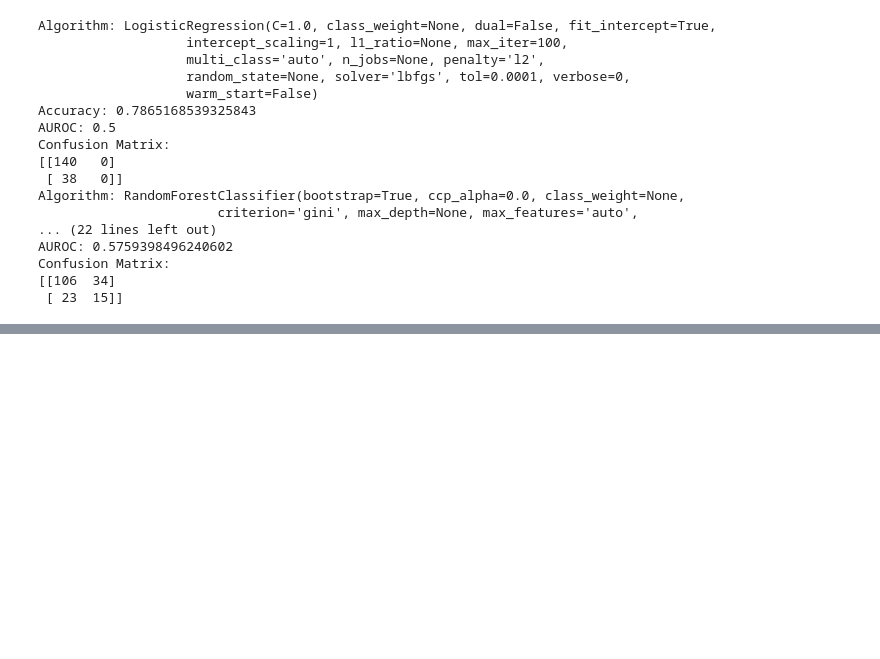
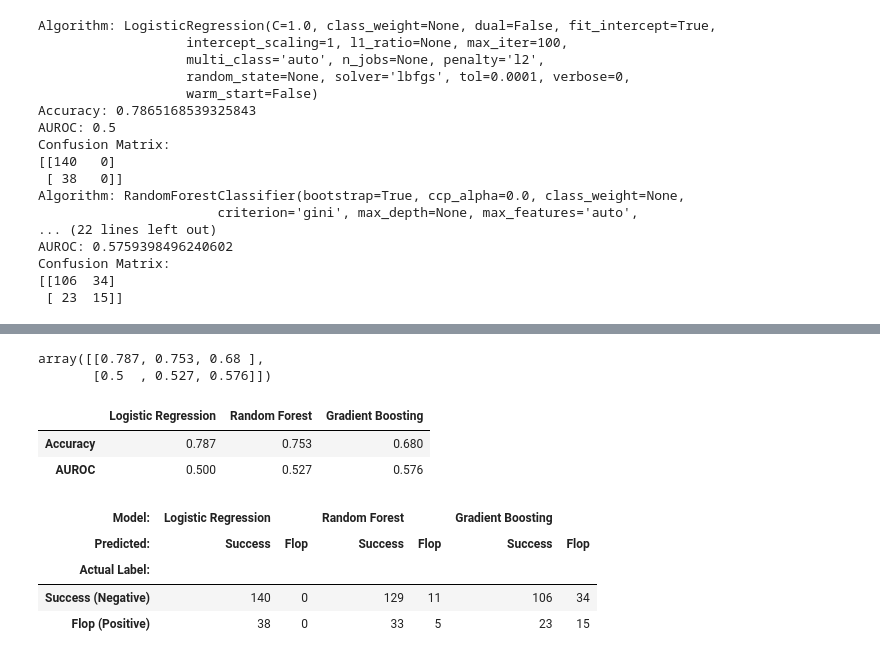
Before and after one commit to SanchitNardekar/TMDbAnalysis, a Jupyter notebook: TMDb Dataset Analysis.ipynb, the cells around one changed output, grey strips where cells are left out. Cells and saved outputs as stored; diff of their text form; code cells hidden in the pictures; blank space fills up the shorter version.

Commit message:
Update TMDb Dataset Analysis.ipynb
add confusion matrices formatted dataframe

```diff
--- a/TMDb Dataset Analysis.ipynb
+++ b/TMDb Dataset Analysis.ipynb
@@ -679,8 +679,22 @@ reg_df.dropna(inplace=True)
 # %%
 def fit_model(df, algorithm):
+    """
+    Fit a classification model handling the minority class with the boostrap method.
+
+    Arguments:
+        df = DataFrame, prepared dataframe with Y = isFlop
+        algorithm = initialised sklearn algorithm
+
+    Returns:
+        acc = float, accuracy of fitted model
+        auroc = float, Area Under ROC curve of fitted model
+        con_mat = 2x2 np.array, Confusion Matrix of fitted model
+
+    """
     X = df.drop("isFlop", axis=1)
     Y = df.isFlop
 
+    # Split into train and test. Use random seed to ensure models can be reproduced.
     x_train, x_test, y_train, y_test = train_test_split(X, Y, test_size=0.2, shuffle=True, stratify=Y, random_state=42)
 
     train_set = pd.concat([x_train, y_train], axis=1)
@@ -706,8 +720,15 @@ def fit_model(df, algorithm):
 #     print(f"AUROC Score: {roc_auc_score(y_test, y_pred)}")
     return accuracy_score(y_test, y_pred), roc_auc_score(y_test, y_pred), confusion_matrix(y_test, y_pred)
 # %%
+accs = []
+aurocs = []
+con_mats = []
+
 for algorithm in [LogisticRegression(), RandomForestClassifier(), GradientBoostingClassifier()]:
     acc, auroc, con_mat = fit_model(reg_df, algorithm)
+    accs.append(round(acc, 3))
+    aurocs.append(round(auroc, 3))
+    con_mats.append(con_mat)
     print(f"Algorithm: {algorithm} \nAccuracy: {acc} \nAUROC: {auroc} \nConfusion Matrix: \n{con_mat}")
 # %% [output]
 Algorithm: LogisticRegression(C=1.0, class_weight=None, dual=False, fit_intercept=True,
@@ -729,0 +760,55 @@ Confusion Matrix:
+# %%
+np.vstack((accs, aurocs))
+# %% [output]
+array([[0.787, 0.753, 0.68 ],
+       [0.5  , 0.527, 0.576]])
+# %%
+s = model_stats_df.style.format('{:.3f}')
+cell_hover = {  # for row hover use <tr> instead of <td>
+    'selector': 'td:hover',
+    'props': [('background-color', '#ffffb3')]
+}
+index_names = {
+    'selector': '.index_name',
+    'props': 'font-style: italic; color: darkgrey; font-weight:normal;'
+}
+headers = {
+    'selector': '.column_name',
+    'props': 'background-color: #000066; color: white;'
+}
+s = s.set_table_styles([{'selector': 'th', 'props': [('background-color', '#000066'), ('color', 'white')]}])
+#s = s.set_table_styles([{'selector': 'th.col_heading', 'props': ('text-align' 'center')}])
+s
+# %% [output]
+|  | Logistic Regression | Random Forest | Gradient Boosting |
+| Accuracy | 0.787 | 0.753 | 0.680 |
+| AUROC | 0.500 | 0.527 | 0.576 |
+# %%
+formatted_confusion_matrices_df = pd.DataFrame(np.hstack(con_mats),
+                                            index=pd.Index(
+                                                ['Success (Negative)', 'Flop (Positive)'], name='Actual Label:'),
+                                            columns=pd.MultiIndex.from_product([['Logistic Regression', 'Random Forest', 'Gradient Boosting'], ['Success', 'Flop']], names=['Model:', 'Predicted:']))
+
+
+cell_hover = dict(  # for row hover use <tr> instead of <td>
+    selector = "td:hover",
+    props = [('background-color', '#ffffb3'),]
+)
+index_names = dict(
+    selector = ".index_name",
+    props = [('font-style', 'italic'), ('color', 'darkgrey'), ('font-weight', 'normal')]
+)
+headers = {
+    'selector': '.column_name',
+    'props': 'background-color: #000066; color: white;'
+}
+
+formatted_confusion_matrices_df.style.set_table_styles(cell_hover)
+
+# f
+# %% [output]
+| Model: | Logistic Regression |  | Random Forest |  | Gradient Boosting |  |
+| Predicted: | Success | Flop | Success | Flop | Success | Flop |
+| Actual Label: |  |  |  |  |  |  |
+| Success (Negative) | 140 | 0 | 129 | 11 | 106 | 34 |
+| Flop (Positive) | 38 | 0 | 33 | 5 | 23 | 15 |
```
Also changed, not shown: parts of 6 cells of this notebook.
